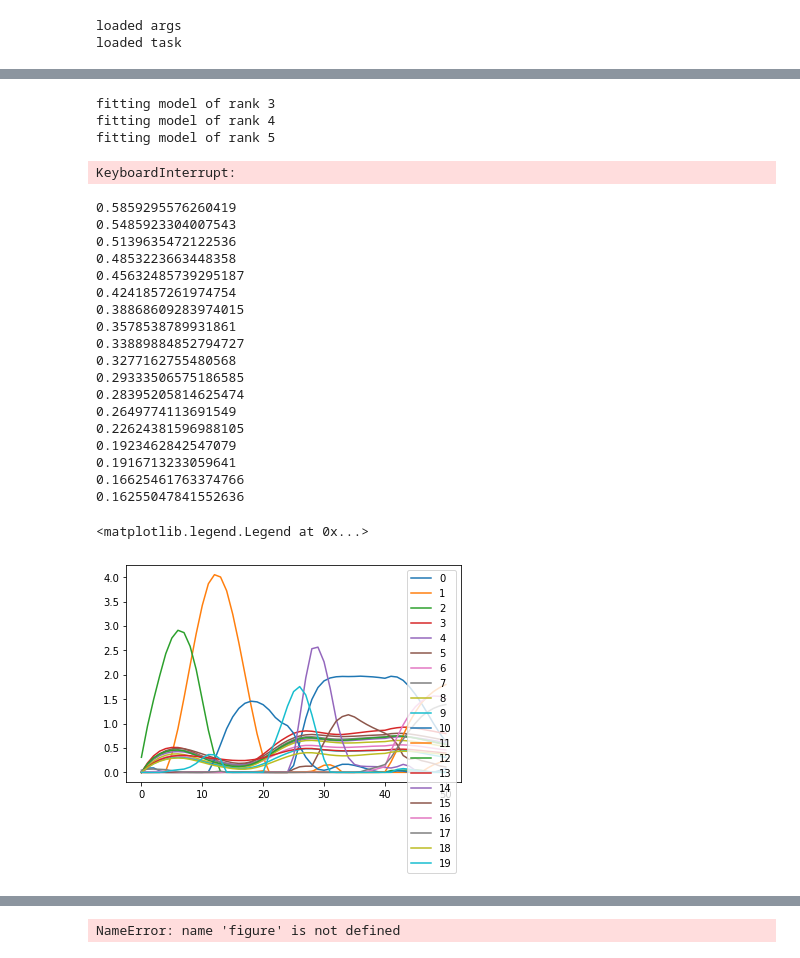
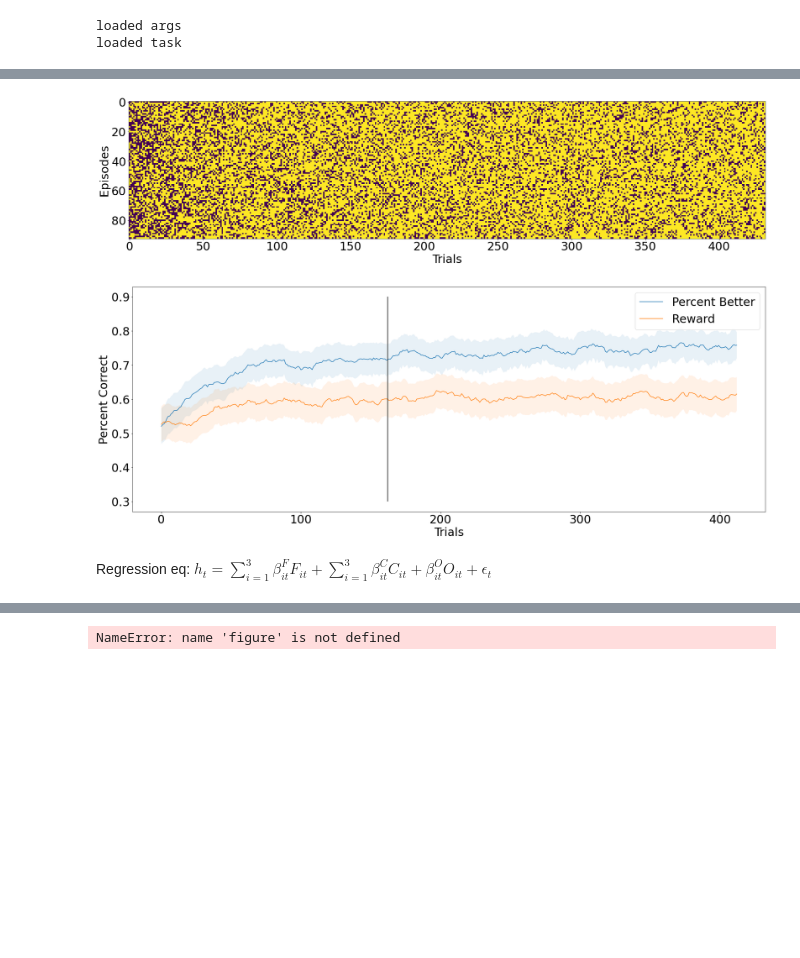
Before and after one commit to slenderham/Attn-WM-RNN, a Jupyter notebook: rnn/plot_main.ipynb, the cells around one changed output, grey strips where cells are left out. Drawn from its saved outputs; the diff is of its cells as text; code cells hidden in the pictures; blank space fills up the shorter version.

```diff
--- a/rnn/plot_main.ipynb
+++ b/rnn/plot_main.ipynb
@@ -5,5 +5,6 @@ import os
 from analysis import *
 from plot_main import *
 
-%matplotlib qt
+plt.rcParams['figure.figsize'] = [20, 15]
+plt.rcParams.update({'font.size': 30})
 # %%
@@ -53,9 +62,19 @@ if args['attn_type']!='none':
 else:
     channel_group_size = [input_size]
 
-args['output_size'] = 2 if 'double' in args['task_type'] else 1
+args['num_options'] = 2 if 'double' in args['task_type'] else 1
 
-model_specs = {'input_size': input_size, 'hidden_size': args['hidden_size'], 'output_size': args['output_size'],
+num_options = 1 if args['task_type']=='value' else 2
+if args['decision_space']=='action':
+    output_size = num_options
+elif args['decision_space']=='good':
+    output_size = args['stim_val']**args['stim_dim']
+else:
+    raise ValueError('Invalid decision space')
+args['output_size'] = output_size
+
+
+model_specs = {'input_size': input_size, 'hidden_size': args['hidden_size'], 'output_size': output_size, 'num_options': num_options,
                 'plastic': args['plas_type']=='all', 'attention_type': args['attn_type'], 'activation': args['activ_func'],
                 'dt': args['dt'], 'tau_x': args['tau_x'], 'tau_w': args['tau_w'], 'channel_group_size': channel_group_size,
                 'c_plasticity': None, 'e_prop': args['e_prop'], 'init_spectral': args['init_spectral'], 'balance_ei': args['balance_ei'],
@@ -93,8 +110,21 @@ h2o.bias 1
 <All keys matched successfully>
 # %%
-n_samples = 10
-losses, losses_means, losses_stds, all_saved_states, all_indices, all_probs, all_gen_levels = run_model(args, model, task_mdprl, n_samples)
-print('simulation complete')
+# run model
+
+import pickle
+
+if os.path.exists('exp/test_activities'):
+    print('found previous record pickle, loading previous results')
+    with open('exp/test_activities', 'rb') as f:
+        losses, losses_means, losses_stds, all_saved_states, all_indices, all_probs = pickle.load(f)
+else:
+    n_samples = 98
+    losses, losses_means, losses_stds, all_saved_states, all_indices, all_probs = run_model(args, model, task_mdprl)
+    print('simulation complete')
+    with open('exp/test_activities', 'wb') as f:
+        pickle.dump([losses, losses_means, losses_stds, all_saved_states, all_indices, all_probs], f)
+    print('saved results to exp/test_activities')
+
 
 # stim_probs_ordered = all_probs.reshape(27, 10)[all_indices[:,i,0]]
 
@@ -116,34 +135,5 @@ simulation complete
-# %%
-results = plot_weight_tca(all_saved_states['hs'].numpy().squeeze(), 'rate')
-# %% [output]
-fitting model of rank 3
-fitting model of rank 4
-fitting model of rank 5
-KeyboardInterrupt:
-# %%
-for i in range(3, 20+1):
-    print(results[i][0]['errors'][-1])
-
-plt.plot(results[20][0]['cp_tensor'].factors[1], label=range(20))
-plt.legend()
-# %% [output]
-0.5859295576260419
-0.5485923304007543
-0.5139635472122536
-0.4853223663448358
-0.45632485739295187
-0.4241857261974754
-0.38868609283974015
-0.3578538789931861
-0.33889884852794727
-0.3277162755480568
-0.29333506575186585
-0.28395205814625474
-0.2649774113691549
-0.22624381596988105
-0.1923462842547079
-0.1916713233059641
-0.16625461763374766
-0.16255047841552636
-<matplotlib.legend.Legend at 0x...>
-[figure, removed]
+# %%
+plot_learning_curve(args, losses, losses_means, losses_stds)
+# %% [output]
+[figure, added]
+[figure, added]
@@ -149,0 +255,2 @@ plt.legend()
+# %% [markdown]
+Regression eq: $h_t = \sum_{i=1}^3 \beta^F_{it}F_{it} + \sum_{i=1}^3 \beta^C_{it} C_{it} +\beta^O_{it}O_{it} + \epsilon_t$
```
Also changed, not shown: parts of 15 cells of this notebook, 5 other files.
